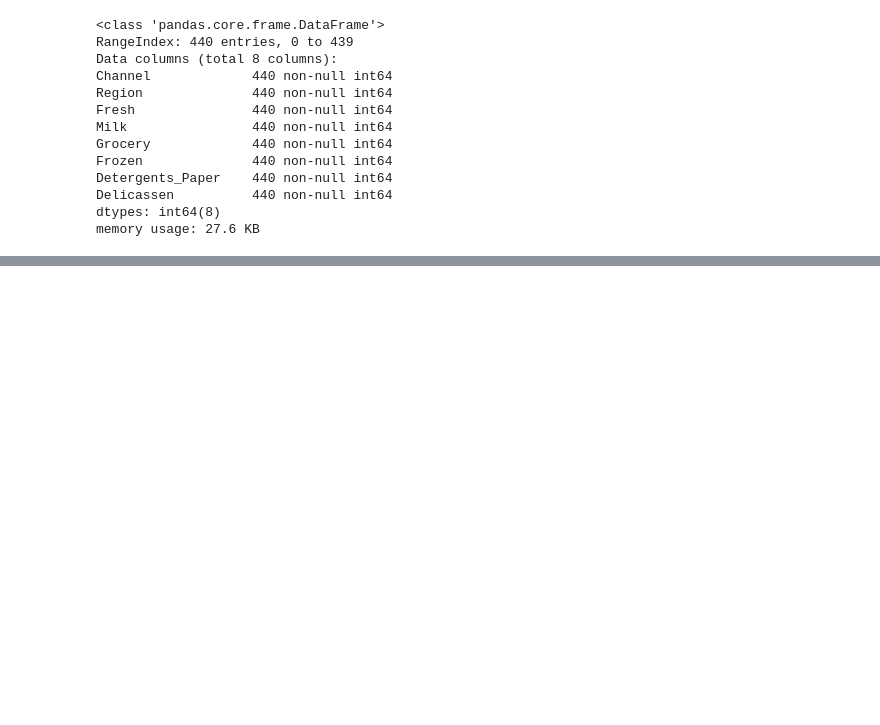
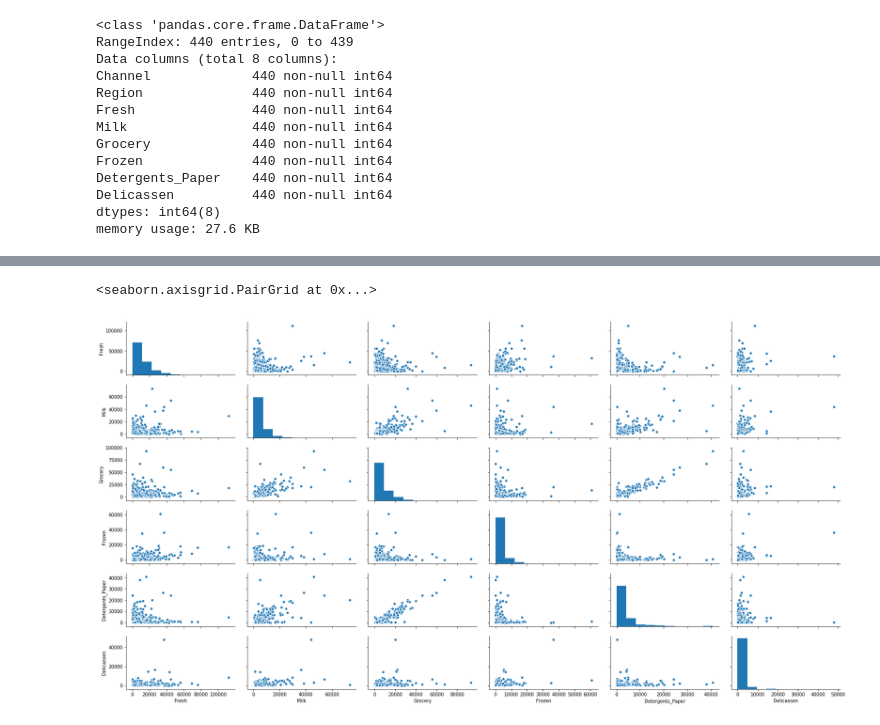
Before and after one commit to waficf/Python_Data_Training, a Jupyter notebook: Wholesale_Cluster.ipynb, the cells around one changed output, grey strips where cells are left out. Cells and saved outputs as stored; diff of their text form; code cells hidden in the pictures; blank space fills up the shorter version.

```diff
--- a/Wholesale_Cluster.ipynb
+++ b/Wholesale_Cluster.ipynb
@@ -66,0 +155,6 @@ Report the prediction score of the testing set using the regressor's score funct
+# %%
+# Produce a scatter matrix for each pair of features in the data
+sns.pairplot(df, size=2, aspect=1.9)
+# %% [output]
+<seaborn.axisgrid.PairGrid at 0x...>
+[figure, added]
```
Also changed, not shown: parts of 25 cells of this notebook.
